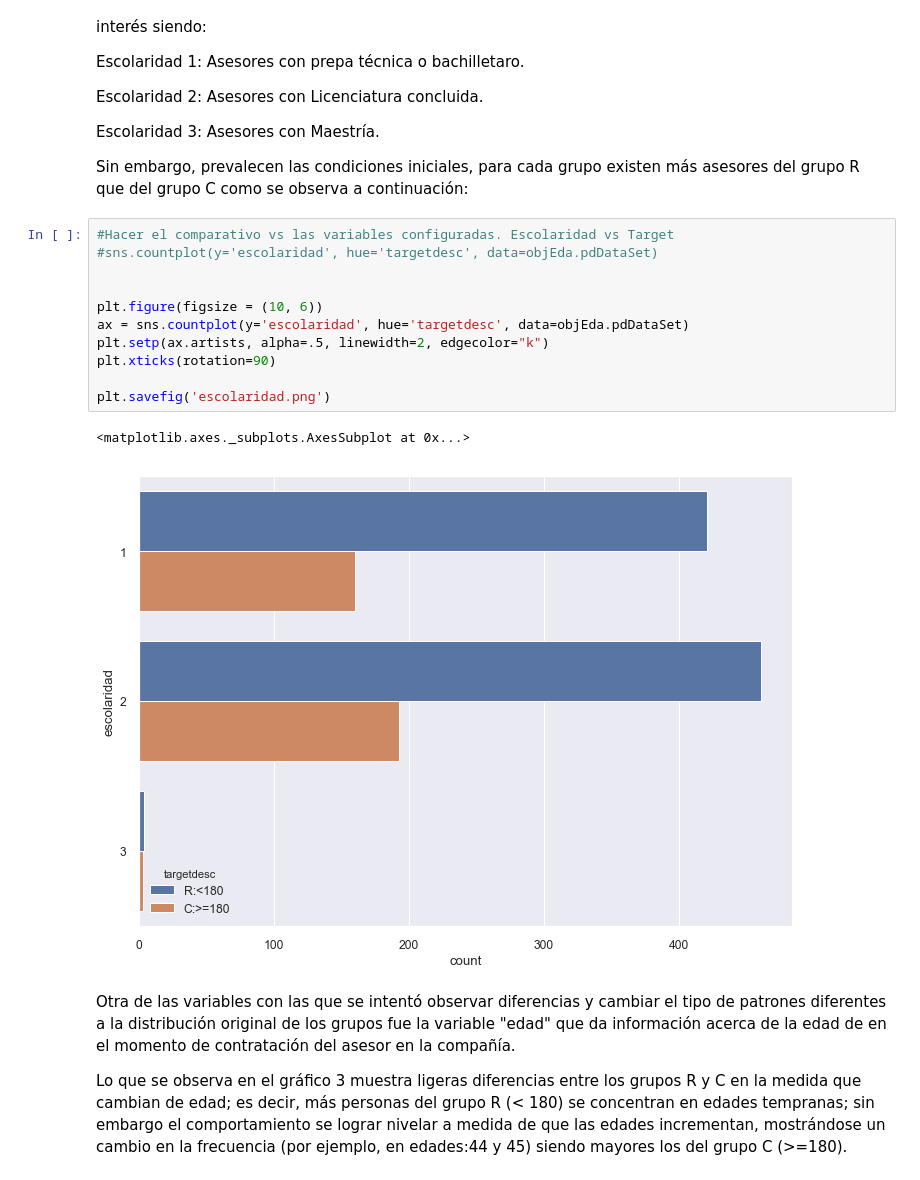
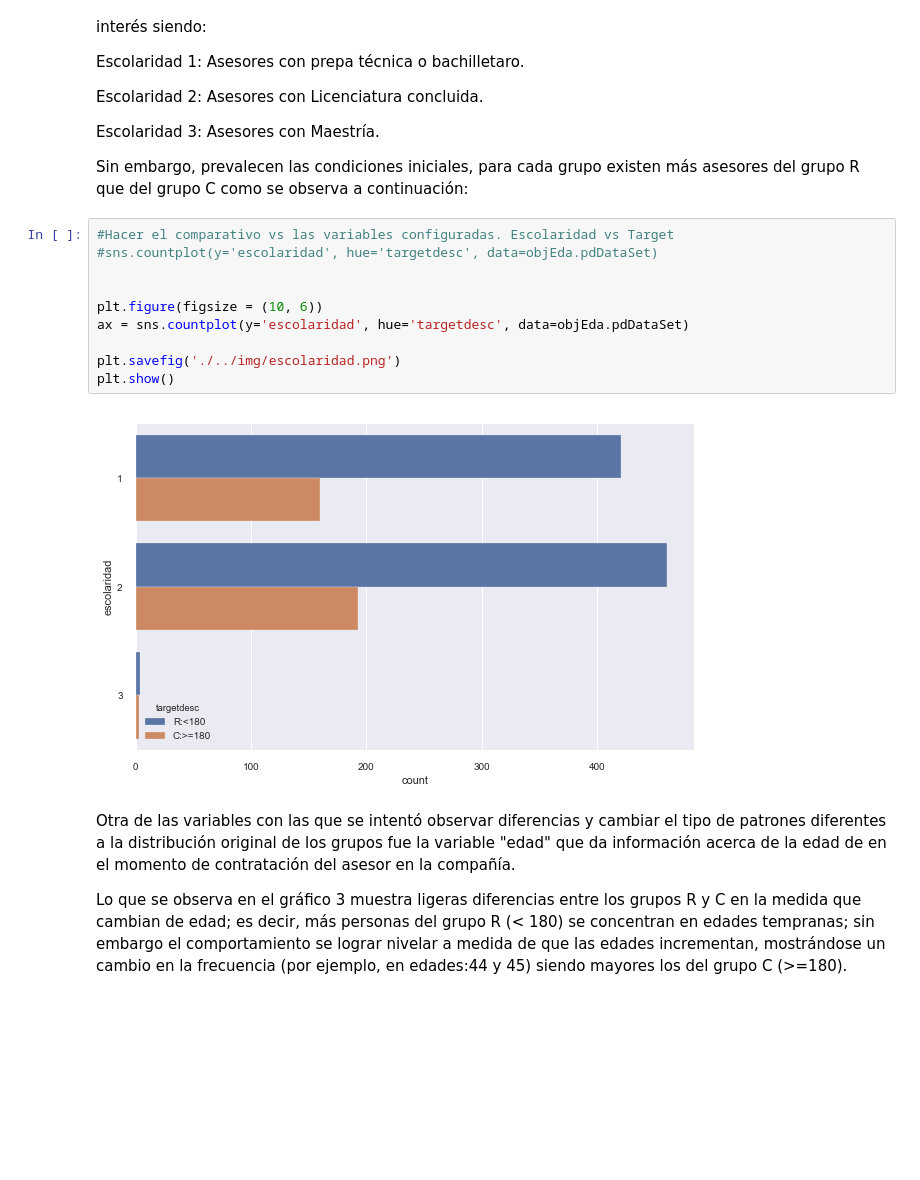
Before and after one commit to paola-md/final-regresion-avanzada, a Jupyter notebook: EDA/ProyectoEDA_MLG-IMAGENES.ipynb, the cells around one changed output. Cells and saved outputs as stored; diff of their text form; blank space fills up the shorter version.

Commit message:
guarda imagenes

```diff
--- a/EDA/ProyectoEDA_MLG-IMAGENES.ipynb
+++ b/EDA/ProyectoEDA_MLG-IMAGENES.ipynb
@@ -338,17 +375,15 @@ Sin embargo, prevalecen las condiciones iniciales, para cada grupo existen más
 # %%
 #Hacer el comparativo vs las variables configuradas. Escolaridad vs Target
 #sns.countplot(y='escolaridad', hue='targetdesc', data=objEda.pdDataSet)
 
 
 plt.figure(figsize = (10, 6))
 ax = sns.countplot(y='escolaridad', hue='targetdesc', data=objEda.pdDataSet)
-plt.setp(ax.artists, alpha=.5, linewidth=2, edgecolor="k")
-plt.xticks(rotation=90)
 
-plt.savefig('escolaridad.png')
+plt.savefig('./../img/escolaridad.png')
+plt.show()
 # %% [output]
-<matplotlib.axes._subplots.AxesSubplot at 0x...>
-[figure, old version]
+[figure, new version]
 # %% [markdown]
 Otra de las variables con las que se intentó observar diferencias y cambiar el tipo de patrones diferentes a la distribución original de los grupos fue la variable "edad" que da información acerca de la edad de en el momento de contratación del asesor en la compañía.
 
```
Also changed, not shown: parts of 13 cells of this notebook.
